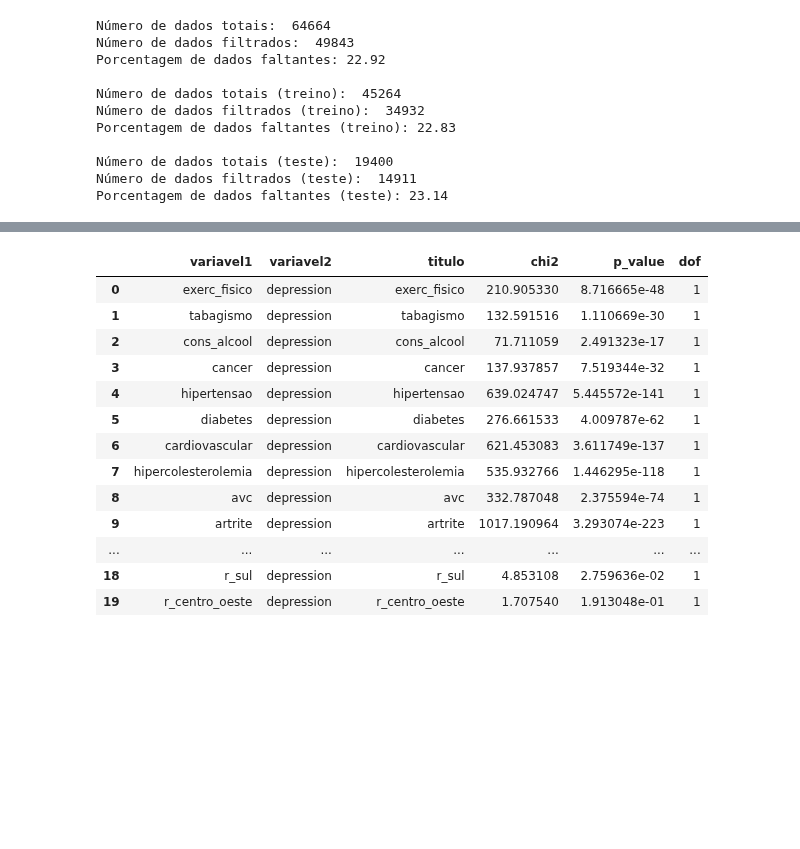
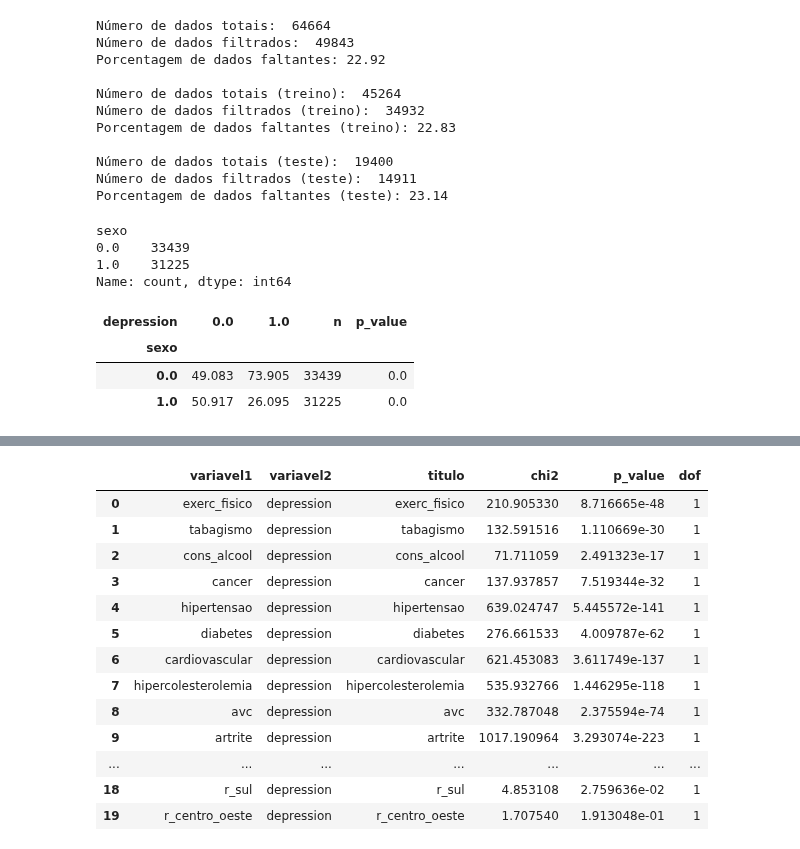
Before and after one commit to datasci4health/projects2023, a Jupyter notebook: DAGroup/notebooks/pns_chi_stats.ipynb, the cells around one changed output, grey strips where cells are left out. Cells and saved outputs as stored; diff of their text form; code cells hidden in the pictures; blank space fills up the shorter version.

```diff
--- a/DAGroup/notebooks/pns_chi_stats.ipynb
+++ b/DAGroup/notebooks/pns_chi_stats.ipynb
@@ -237,3 +237,29 @@ Porcentagem de dados faltantes (treino): 22.83
 Número de dados totais (teste):  19400
 Número de dados filtrados (teste):  14911
 Porcentagem de dados faltantes (teste): 23.14
+# %%
+df_total['sexo'].value_counts()
+# %% [output]
+sexo
+0.0    33439
+1.0    31225
+Name: count, dtype: int64
+# %%
+selected = pd.DataFrame()
+selected['sexo'] = df_total['sexo']
+selected['depression'] = df['depression']
+selected = selected.dropna()
+contingency_table = pd.crosstab(selected['sexo'], selected['depression'])
+chi2, p_value, _, _ = chi2_contingency(contingency_table, correction=False)
+contingency_table = round(pd.crosstab(selected['sexo'], selected['depression'], normalize='columns') * 100, 3)
+contingency_table['n'] = selected.groupby('sexo')['depression'].count()
+contingency_table['p_value'] = p_value
+
+
+# Print the contingency table
+display(contingency_table)
+# %% [output]
+| depression | 0.0 | 1.0 | n | p_value |
+| sexo |  |  |  |  |
+| 0.0 | 49.083 | 73.905 | 33439 | 0.0 |
+| 1.0 | 50.917 | 26.095 | 31225 | 0.0 |
```
Also changed, not shown: parts of 2 cells of this notebook, 1 other file.
